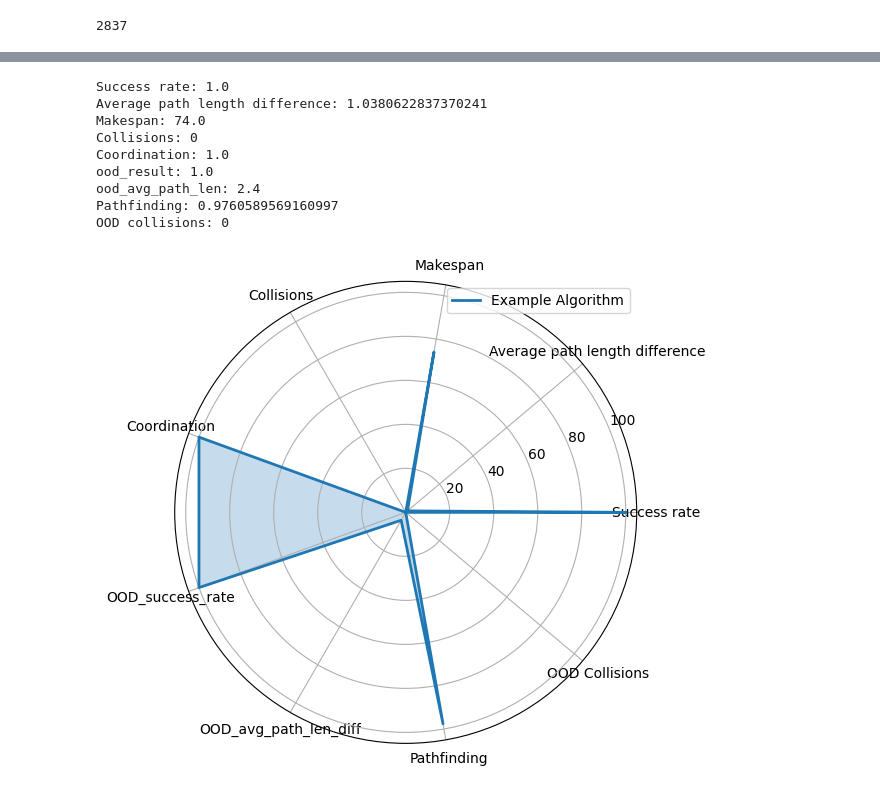
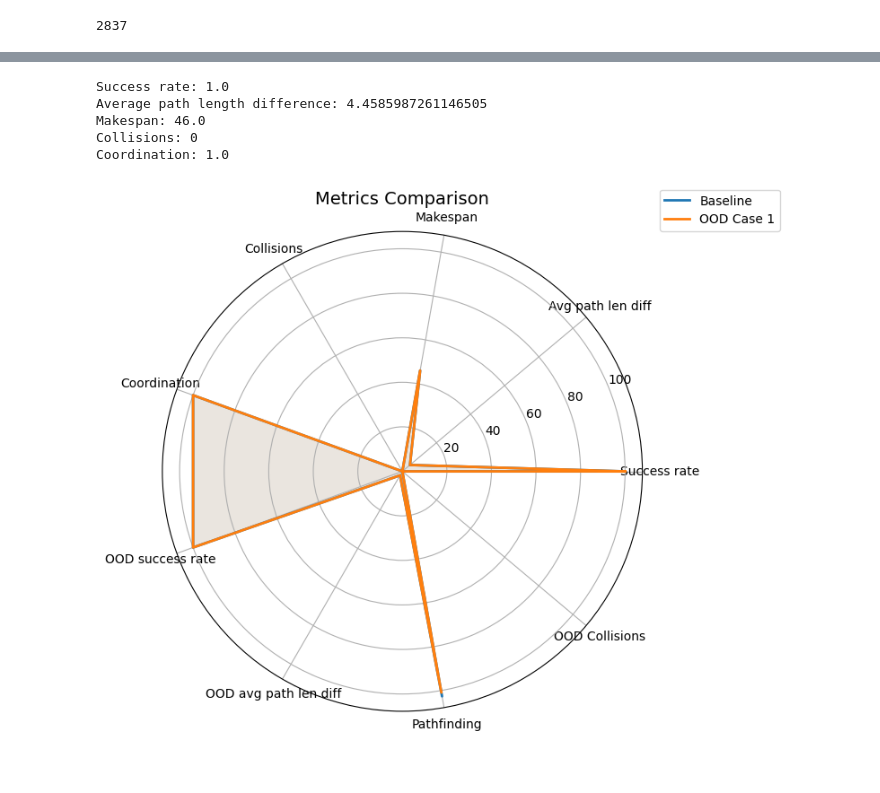
Before and after one commit to nicolazilio0/HERD, a Jupyter notebook: new_hebbian.ipynb, the cells around one changed output, grey strips where cells are left out. Drawn from its saved outputs; the diff is of its cells as text; code cells hidden in the pictures.

```diff
--- a/new_hebbian.ipynb
+++ b/new_hebbian.ipynb
@@ -1084,11 +996,18 @@ Peak GPU usage: 865.82 MiB
 # %%
-def wrapped_eval_function():
-    return main_eval_function("validation-mazes-seed-000/9.json",G,model,"berlin",0.2)
-monitor_result = monitor_ram_and_gpu(wrapped_eval_function)
+perc=[0.1,0.2]
+agent_removed_list_metrics=[]
+G_modified_list=[]
+for remove_percentage in perc:
 
-print(f"Peak RAM usage: {monitor_result['peak_ram']:.2f} MiB")
-print(f"Peak GPU usage: {monitor_result['peak_gpu']:.2f} MiB")
-agent_removed_list,G_modified= monitor_result["result"]
+    def wrapped_eval_function():
+        return main_eval_function("validation-mazes-seed-000/9.json",G,model,"berlin",remove_percentage)
+    monitor_result = monitor_ram_and_gpu(wrapped_eval_function)
+
+    print(f"Peak RAM usage: {monitor_result['peak_ram']:.2f} MiB")
+    print(f"Peak GPU usage: {monitor_result['peak_gpu']:.2f} MiB")
+    agent_removed_list,G_modified= monitor_result["result"]
+    agent_removed_list_metrics.append(agent_removed_list)
+    G_modified_list.append(G_modified)
 # %% [output]
 agent: 0
 [69, 70, 71, 72, 73, 74, 75, 76, 77]
@@ -1134,13 +1084,13 @@ OOD collisions: 0
 # check letteratura altri approcci similix\
 # %%
-G=getGraphFromJson("Berlin_1_256_00/0.json")
+G=getGraphFromJson("Berlin_1_256_00/3.json")
 print(G.number_of_nodes())
 # %% [output]
 2837
 # %%
 
 def wrapped_main_function():
-    return main_function("Berlin_1_256_00/0.json",G,"berlin")
+    return main_function("Berlin_1_256_00/3.json",G,"berlin")
 
 monitor_result = monitor_ram_and_gpu(wrapped_main_function)
 
@@ -1170,11 +1123,18 @@ Peak GPU usage: 2129.82 MiB
 # %%
-def wrapped_eval_function():
-    return main_eval_function("Berlin_1_256_00/0.json",G,model,"berlin",0.5)
-monitor_result = monitor_ram_and_gpu(wrapped_eval_function)
+perc=[0.1,0.2]
+agent_removed_list_metrics=[]
+G_modified_list=[]
+for remove_percentage in perc:
 
-print(f"Peak RAM usage: {monitor_result['peak_ram']:.2f} MiB")
-print(f"Peak GPU usage: {monitor_result['peak_gpu']:.2f} MiB")
-agent_removed_list,G_modified= monitor_result["result"]
+    def wrapped_eval_function():
+        return main_eval_function("Berlin_1_256_00/0.json",G,model,"berlin",remove_percentage)
+    monitor_result = monitor_ram_and_gpu(wrapped_eval_function)
+
+    print(f"Peak RAM usage: {monitor_result['peak_ram']:.2f} MiB")
+    print(f"Peak GPU usage: {monitor_result['peak_gpu']:.2f} MiB")
+    agent_removed_list,G_modified= monitor_result["result"]
+    agent_removed_list_metrics.append(agent_removed_list)
+    G_modified_list.append(G_modified)
 # %% [output]
 agent: 0
 [1453, 1452, 1451, 1479, 1509, 1541, 1575, 1615, 1657, 1698, 1740, 1783, 1828, 1827, 1826, 1825, 1874, 1873, 1872, 1871, 1870, 1869, 1824, 1782, 1739, 1738, 1697, 1655, 1613, 1573, 1539, 1538, 1537, 1 ...
@@ -1203,13 +1187,9 @@ Peak GPU usage: 2138.59 MiB
 # %%
-create_metrics(agent_list,agent_removed_list,G,G_modified)
+create_metrics(agent_list, agent_removed_list_metrics, G, G_modified_list, labels=None)
 # %% [output]
 Success rate: 1.0
-Average path length difference: 1.0380622837370241
-Makespan: 74.0
+Average path length difference: 4.4585987261146505
+Makespan: 46.0
 Collisions: 0
 Coordination: 1.0
-ood_result: 1.0
-ood_avg_path_len: 2.4
-Pathfinding: 0.9760589569160997
-OOD collisions: 0
-[figure, old version]
+[figure, new version]
```
Also changed, not shown: parts of 15 cells of this notebook, 1 other file.
